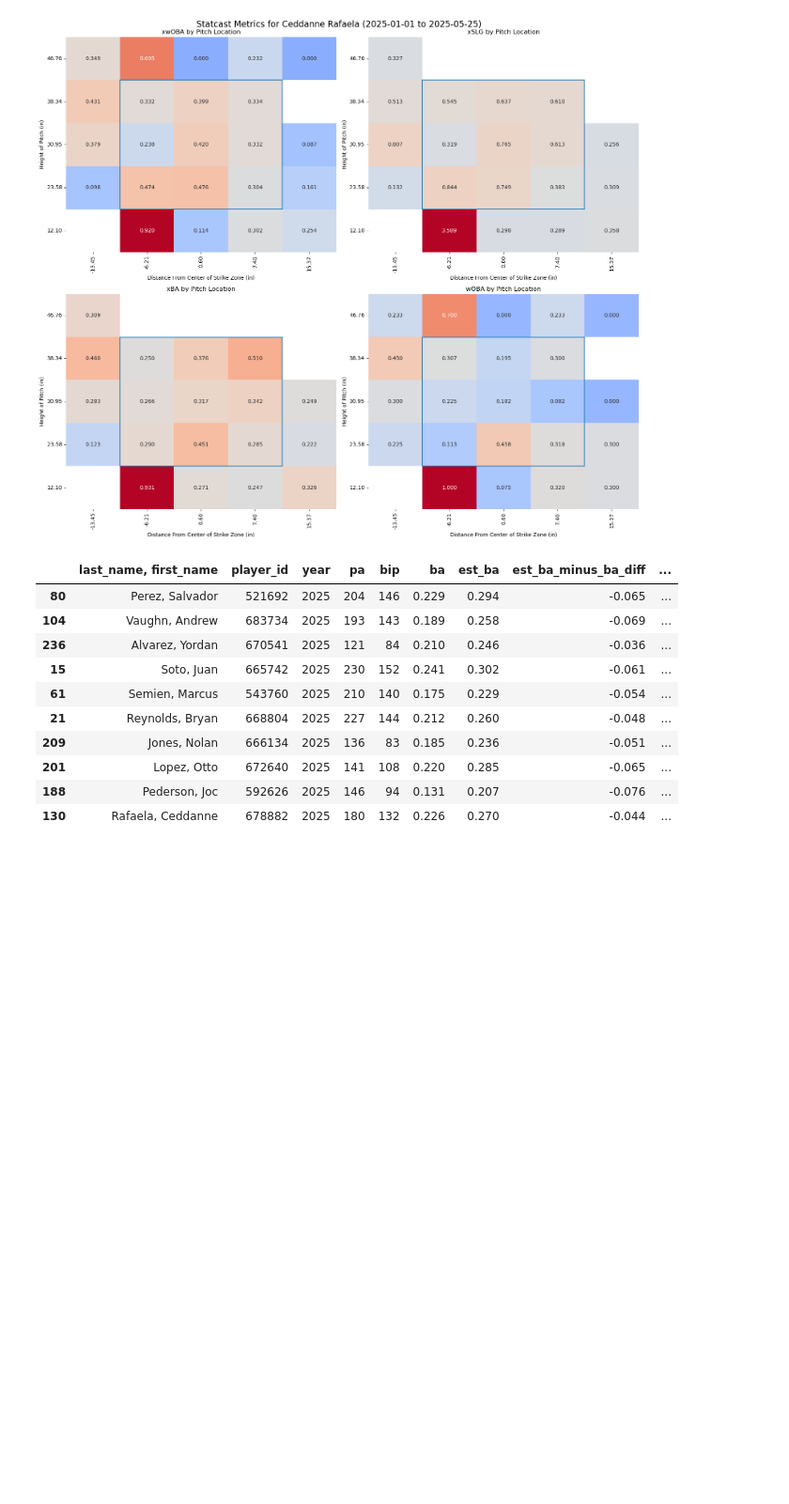
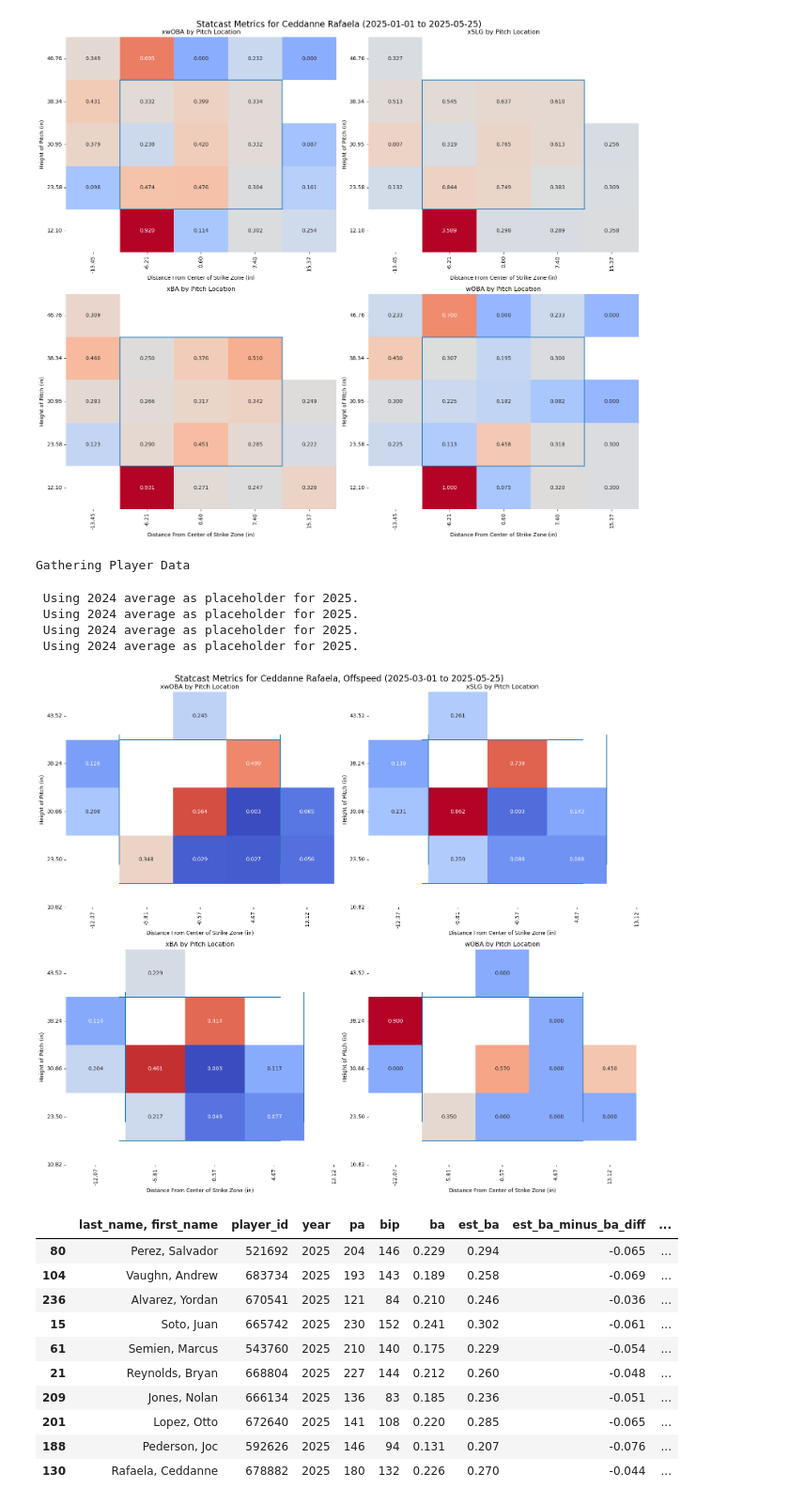
Before and after one commit to dylansti02/statcast_heatmaps_and_baseball_analysis, a Jupyter notebook: bonus_analyses/rafaela_xstats.ipynb, the cells around one changed output. Shown at 94% size. Drawn from its saved outputs; the diff is of its cells as text; code cells hidden in the pictures; blank space fills up the shorter version.

```diff
--- a/bonus_analyses/rafaela_xstats.ipynb
+++ b/bonus_analyses/rafaela_xstats.ipynb
@@ -34,6 +34,15 @@ Gathering Player Data
  Using 2024 average as placeholder for 2025.
  Using 2024 average as placeholder for 2025.
 [figure]
+# %%
+heatmaps.statcast_heatmap(player="Ceddanne Rafaela", start_dt='2025-03-01', pitch_type='offspeed')
+# %% [output]
+Gathering Player Data
+ Using 2024 average as placeholder for 2025.
+ Using 2024 average as placeholder for 2025.
+ Using 2024 average as placeholder for 2025.
+ Using 2024 average as placeholder for 2025.
+[figure, added]
 # %%
 df_2025 = pb.statcast_batter_expected_stats(2025)
 # %%
```
Also changed, not shown: parts of 1 cell of this notebook, 6 other files.
